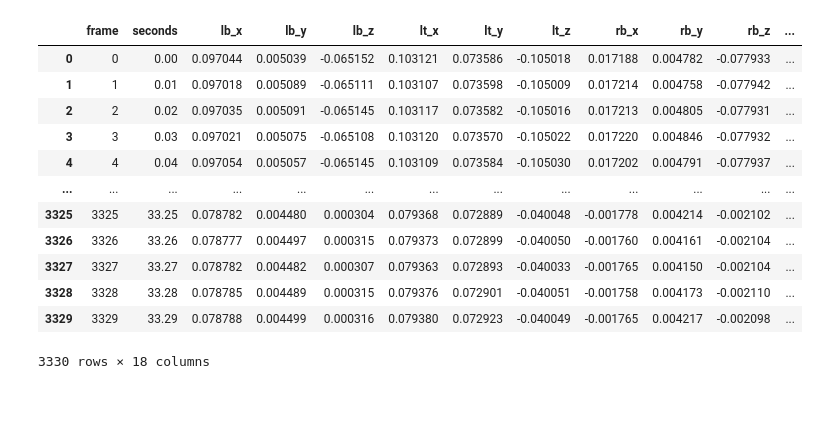
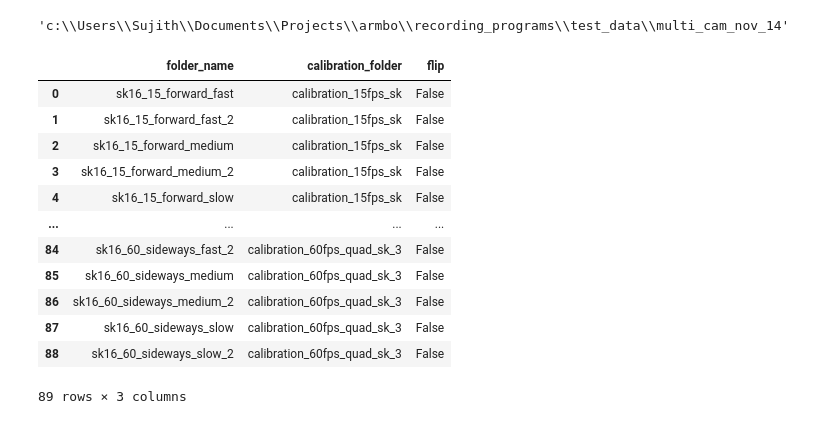
Before and after one commit to SujithChristopher/armbo_preliminary_work, a Jupyter notebook: ipy_notebooks/calculate_max_speed.ipynb, the cells around one changed output. Drawn from its saved outputs; the diff is of its cells as text; code cells hidden in the pictures.

```diff
--- a/ipy_notebooks/calculate_max_speed.ipynb
+++ b/ipy_notebooks/calculate_max_speed.ipynb
@@ -8,17 +15,26 @@ _pth = r"C:\Users\CMC\Documents\openposelibs\pose\armbo\recording_programs\test_
-# %%
-df = pd.read_csv(_pth)
-df
-# %% [output]
-|  | frame | seconds | lb_x | lb_y | lb_z | lt_x | lt_y | lt_z | rb_x | rb_y | rb_z | ... |
-| 0 | 0 | 0.00 | 0.097044 | 0.005039 | -0.065152 | 0.103121 | 0.073586 | -0.105018 | 0.017188 | 0.004782 | -0.077933 | ... |
-| 1 | 1 | 0.01 | 0.097018 | 0.005089 | -0.065111 | 0.103107 | 0.073598 | -0.105009 | 0.017214 | 0.004758 | -0.077942 | ... |
-| 2 | 2 | 0.02 | 0.097035 | 0.005091 | -0.065145 | 0.103117 | 0.073582 | -0.105016 | 0.017213 | 0.004805 | -0.077931 | ... |
-| 3 | 3 | 0.03 | 0.097021 | 0.005075 | -0.065108 | 0.103120 | 0.073570 | -0.105022 | 0.017220 | 0.004846 | -0.077932 | ... |
-| 4 | 4 | 0.04 | 0.097054 | 0.005057 | -0.065145 | 0.103109 | 0.073584 | -0.105030 | 0.017202 | 0.004791 | -0.077937 | ... |
-| ... | ... | ... | ... | ... | ... | ... | ... | ... | ... | ... | ... | ... |
-| 3325 | 3325 | 33.25 | 0.078782 | 0.004480 | 0.000304 | 0.079368 | 0.072889 | -0.040048 | -0.001778 | 0.004214 | -0.002102 | ... |
-| 3326 | 3326 | 33.26 | 0.078777 | 0.004497 | 0.000315 | 0.079373 | 0.072899 | -0.040050 | -0.001760 | 0.004161 | -0.002104 | ... |
-| 3327 | 3327 | 33.27 | 0.078782 | 0.004482 | 0.000307 | 0.079363 | 0.072893 | -0.040033 | -0.001765 | 0.004150 | -0.002104 | ... |
-| 3328 | 3328 | 33.28 | 0.078785 | 0.004489 | 0.000315 | 0.079376 | 0.072901 | -0.040051 | -0.001758 | 0.004173 | -0.002110 | ... |
-| 3329 | 3329 | 33.29 | 0.078788 | 0.004499 | 0.000316 | 0.079380 | 0.072923 | -0.040049 | -0.001765 | 0.004217 | -0.002098 | ... |
-3330 rows × 18 columns
+# %%
+_parent_folder = "multi_cam_nov_14"
+_base_pth = os.path.dirname(os.getcwd())
+_base_pth = os.path.join(_base_pth, "recording_programs", "test_data", _parent_folder)
+_base_pth
+# %% [output]
+'c:\\Users\\Sujith\\Documents\\Projects\\armbo\\recording_programs\\test_data\\multi_cam_nov_14'
+# %%
+""" read excel sheet"""
+folder_df = pd.read_excel(os.path.join(_base_pth, "00_analysis", "calibration_files_corrected.xlsx"))
+_analysis_pth = os.path.join(_base_pth, "00_analysis")
+folder_df
+# %% [output]
+|  | folder_name | calibration_folder | flip |
+| 0 | sk16_15_forward_fast | calibration_15fps_sk | False |
+| 1 | sk16_15_forward_fast_2 | calibration_15fps_sk | False |
+| 2 | sk16_15_forward_medium | calibration_15fps_sk | False |
+| 3 | sk16_15_forward_medium_2 | calibration_15fps_sk | False |
+| 4 | sk16_15_forward_slow | calibration_15fps_sk | False |
+| ... | ... | ... | ... |
+| 84 | sk16_60_sideways_fast_2 | calibration_60fps_quad_sk_3 | False |
+| 85 | sk16_60_sideways_medium | calibration_60fps_quad_sk_3 | False |
+| 86 | sk16_60_sideways_medium_2 | calibration_60fps_quad_sk_3 | False |
+| 87 | sk16_60_sideways_slow | calibration_60fps_quad_sk_3 | False |
+| 88 | sk16_60_sideways_slow_2 | calibration_60fps_quad_sk_3 | False |
+89 rows × 3 columns
```
Also changed, not shown: parts of 7 cells of this notebook, 4 other files.
